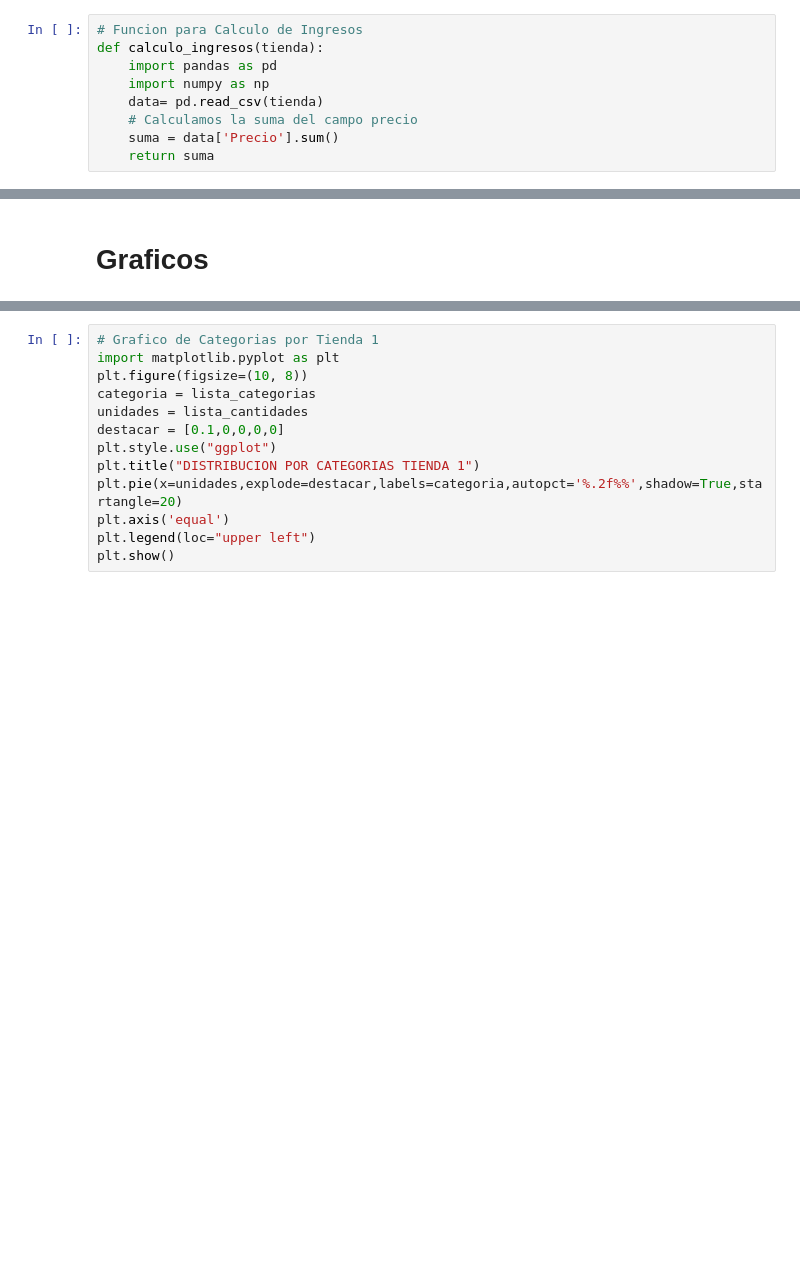
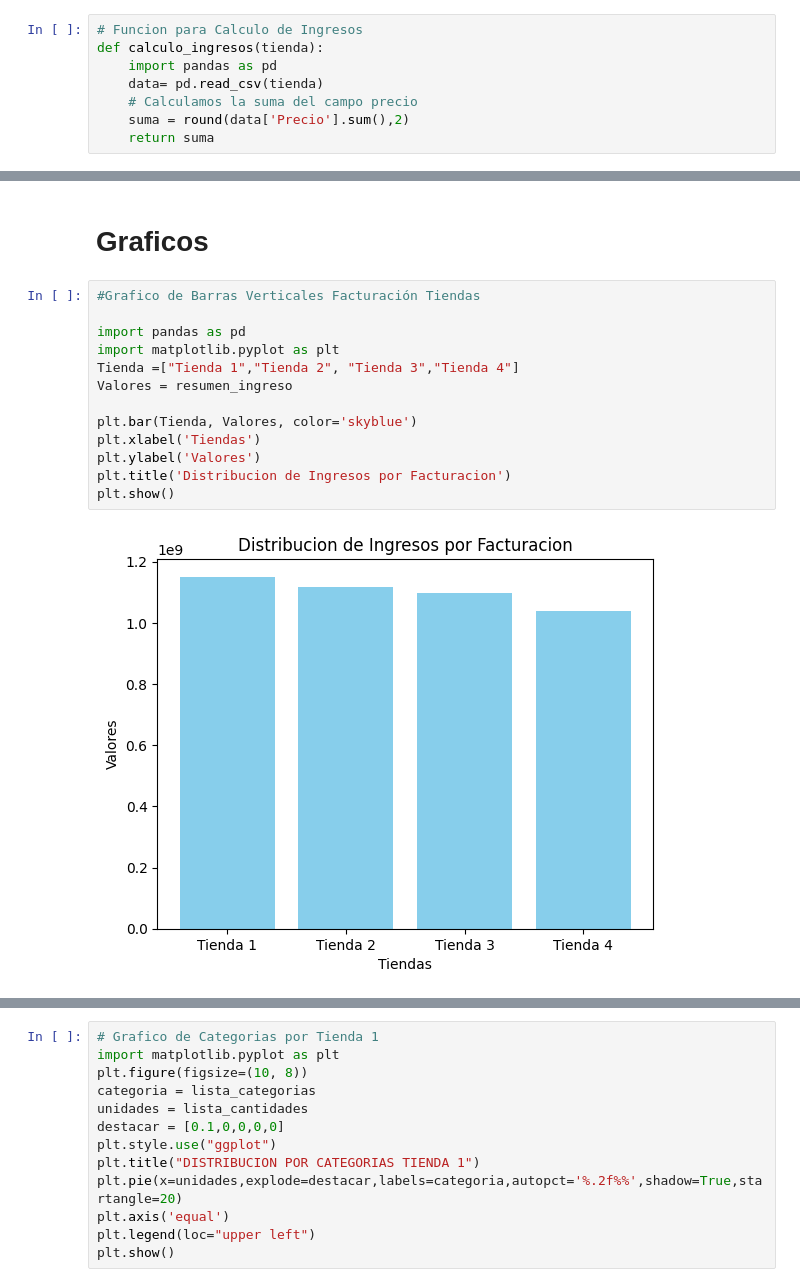
Before and after one commit to LFRANCO3030/DataScience_Project1, a Jupyter notebook: challenge1_datascience.ipynb, the cells around one changed output, grey strips where cells are left out. Cells and saved outputs as stored; diff of their text form; blank space fills up the shorter version.

```diff
--- a/challenge1_datascience.ipynb
+++ b/challenge1_datascience.ipynb
@@ -37,10 +37,9 @@ Calculo de Facturacion
 # Funcion para Calculo de Ingresos
 def calculo_ingresos(tienda):
     import pandas as pd
-    import numpy as np
     data= pd.read_csv(tienda)
     # Calculamos la suma del campo precio
-    suma = data['Precio'].sum()
+    suma = round(data['Precio'].sum(),2)
     return suma
 # %%
 # Programa Principal para calculo de Ingresos por Tienda
@@ -380,4 +377,19 @@ Promedio costo envio Tienda 3 = 24,805.68
 Promedio costo envio Tienda 4 = 23,459.46
 # %% [markdown]
 # **Graficos**
+# %%
+#Grafico de Barras Verticales Facturación Tiendas
+
+import pandas as pd
+import matplotlib.pyplot as plt
+Tienda =["Tienda 1","Tienda 2", "Tienda 3","Tienda 4"]
+Valores = resumen_ingreso
+
+plt.bar(Tienda, Valores, color='skyblue')
+plt.xlabel('Tiendas')
+plt.ylabel('Valores')
+plt.title('Distribucion de Ingresos por Facturacion')
+plt.show()
+# %% [output]
+[figure, added]
 # %%
```
Also changed, not shown: parts of 5 cells of this notebook.
